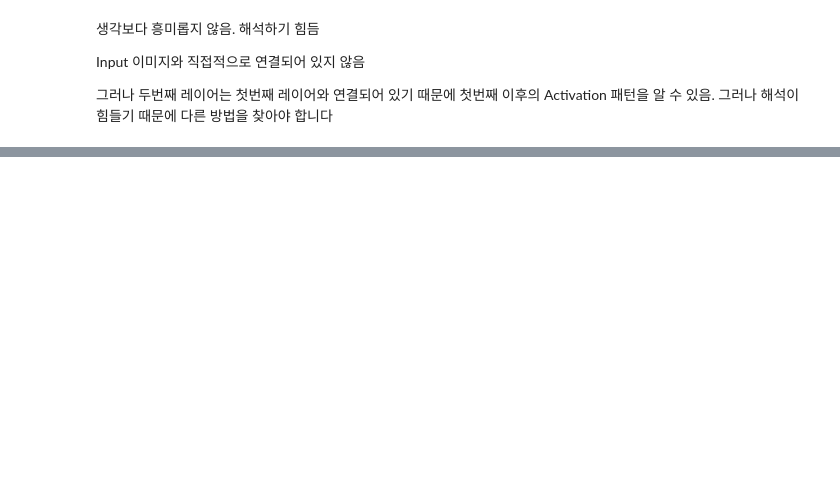
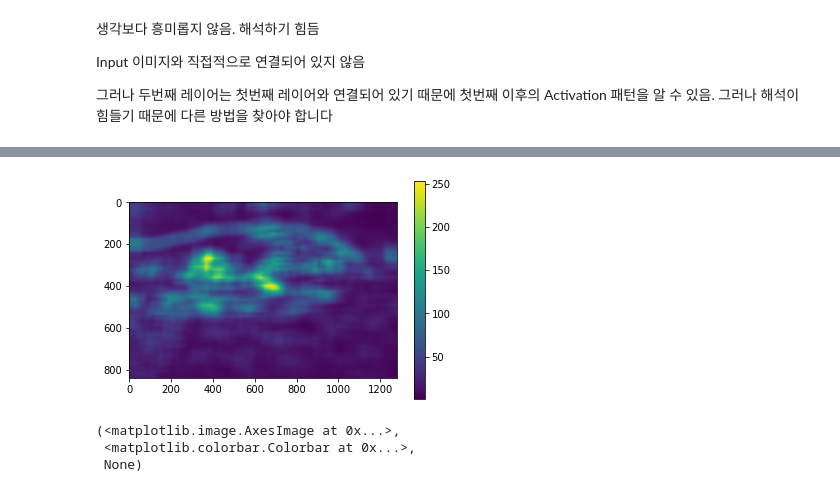
Before and after one commit to tnwls6865/CAU_mAI, a Jupyter notebook: Week4.ipynb, the cells around one changed output, grey strips where cells are left out. Saved outputs shown, nothing was run; the diff lists cells and outputs as text; code cells hidden in the pictures; blank space fills up the shorter version.

```diff
--- a/Week4.ipynb
+++ b/Week4.ipynb
@@ -318,0 +53,7 @@ Input 이미지와 직접적으로 연결되어 있지 않음
+# %%
+pl.imshow(saliencyMap),pl.colorbar(),pl.show()
+# %% [output]
+[figure, added]
+(<matplotlib.image.AxesImage at 0x...>,
+ <matplotlib.colorbar.Colorbar at 0x...>,
+ None)
```
Also changed, not shown: parts of 58 cells of this notebook.
